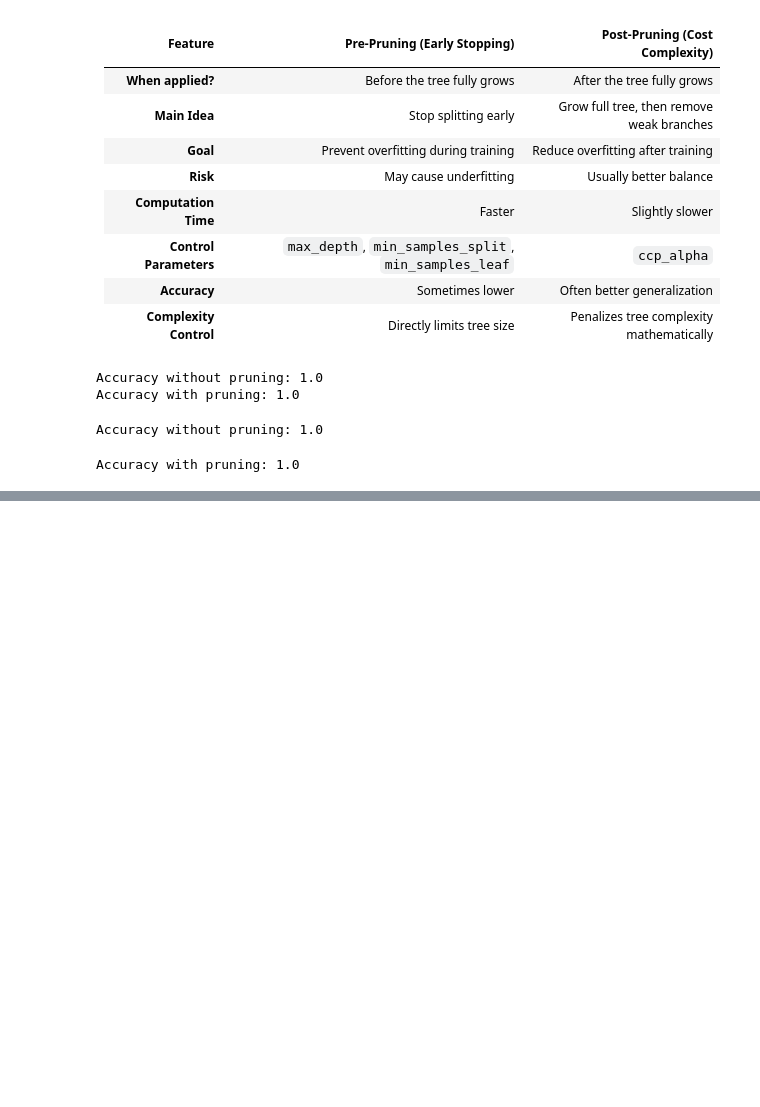
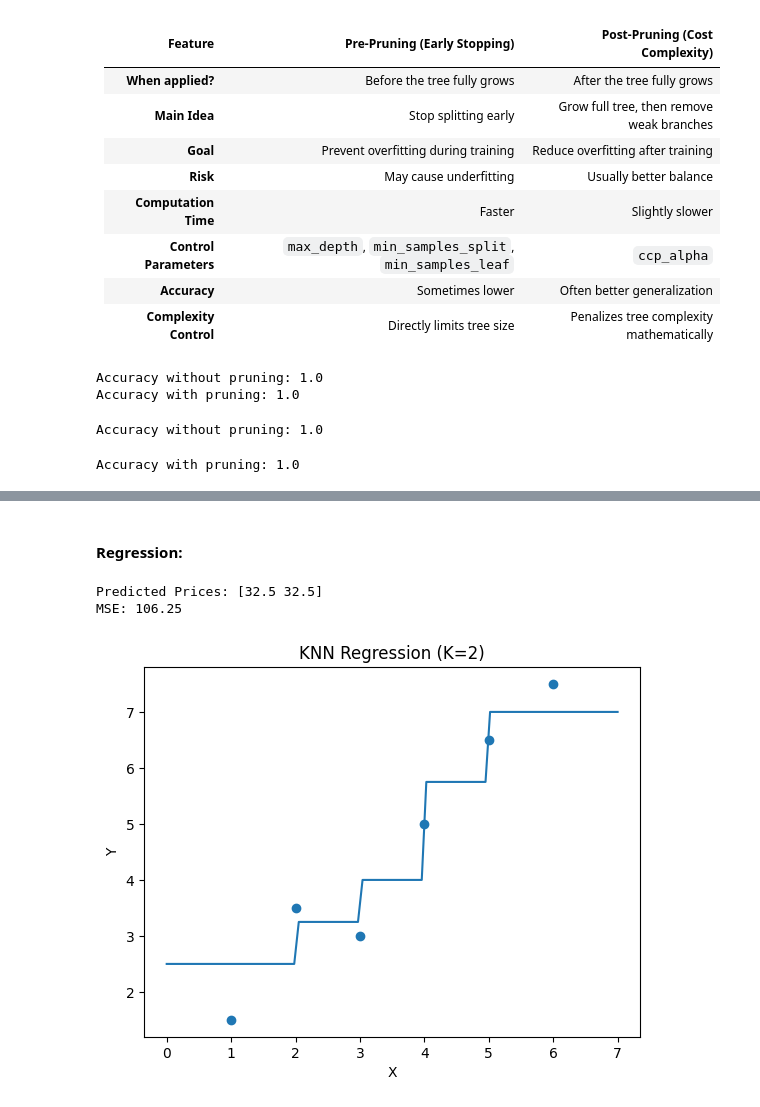
Before and after one commit to VaishnaviJadhav350/intern, a Jupyter notebook: machine learning/Decision Tree.ipynb, the cells around one changed output, grey strips where cells are left out. Drawn from its saved outputs; the diff is of its cells as text; code cells hidden in the pictures; blank space fills up the shorter version.

```diff
--- a/machine learning/Decision Tree.ipynb
+++ b/machine learning/Decision Tree.ipynb
@@ -410,0 +575,64 @@ Accuracy with pruning: 1.0
+# %% [markdown]
+#### Regression:
+# %%
+import numpy as np
+from sklearn.model_selection import train_test_split
+from sklearn.preprocessing import StandardScaler
+from sklearn.neighbors import KNeighborsRegressor
+from sklearn.metrics import mean_squared_error
+
+# Dataset (Area in sq ft)
+X = np.array([[800], [1000], [1200], [1500], [1800], [2000]])
+
+# Target (Price in lakh)
+y = np.array([20, 25, 30, 35, 40, 45])
+
+# Train-Test Split
+X_train, X_test, y_train, y_test = train_test_split(
+    X, y, test_size=0.33, random_state=42
+)
+
+# Scaling
+scaler = StandardScaler()
+X_train = scaler.fit_transform(X_train)
+X_test = scaler.transform(X_test)
+
+# KNN Regression Model
+knn_reg = KNeighborsRegressor(n_neighbors=2)
+knn_reg.fit(X_train, y_train)
+
+# Prediction
+y_pred = knn_reg.predict(X_test)
+
+# Evaluation
+print("Predicted Prices:", y_pred)
+print("MSE:", mean_squared_error(y_test, y_pred))
+# %% [output]
+Predicted Prices: [32.5 32.5]
+MSE: 106.25
+# %%
+import numpy as np
+import matplotlib.pyplot as plt
+from sklearn.neighbors import KNeighborsRegressor
+
+# Create dataset
+X = np.array([[1], [2], [3], [4], [5], [6]])
+y = np.array([1.5, 3.5, 3.0, 5.0, 6.5, 7.5])
+
+# Create KNN Regression model
+model = KNeighborsRegressor(n_neighbors=2)
+model.fit(X, y)
+
+# Predict for smooth curve
+X_test = np.linspace(0,7,100).reshape(-1,1)
+y_pred = model.predict(X_test)
+
+# Plot
+plt.scatter(X, y)
+plt.plot(X_test, y_pred)
+plt.title("KNN Regression (K=2)")
+plt.xlabel("X")
+plt.ylabel("Y")
+plt.show()
+# %% [output]
+[figure, added]
```
Also changed, not shown: parts of 33 cells of this notebook.
